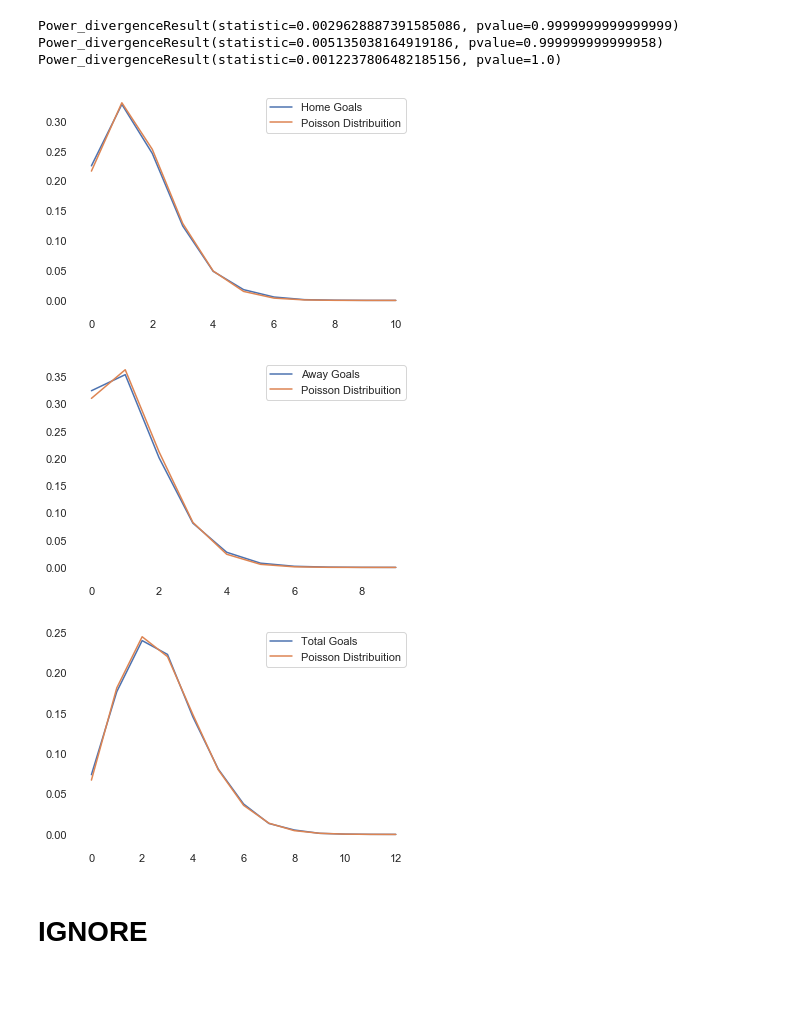
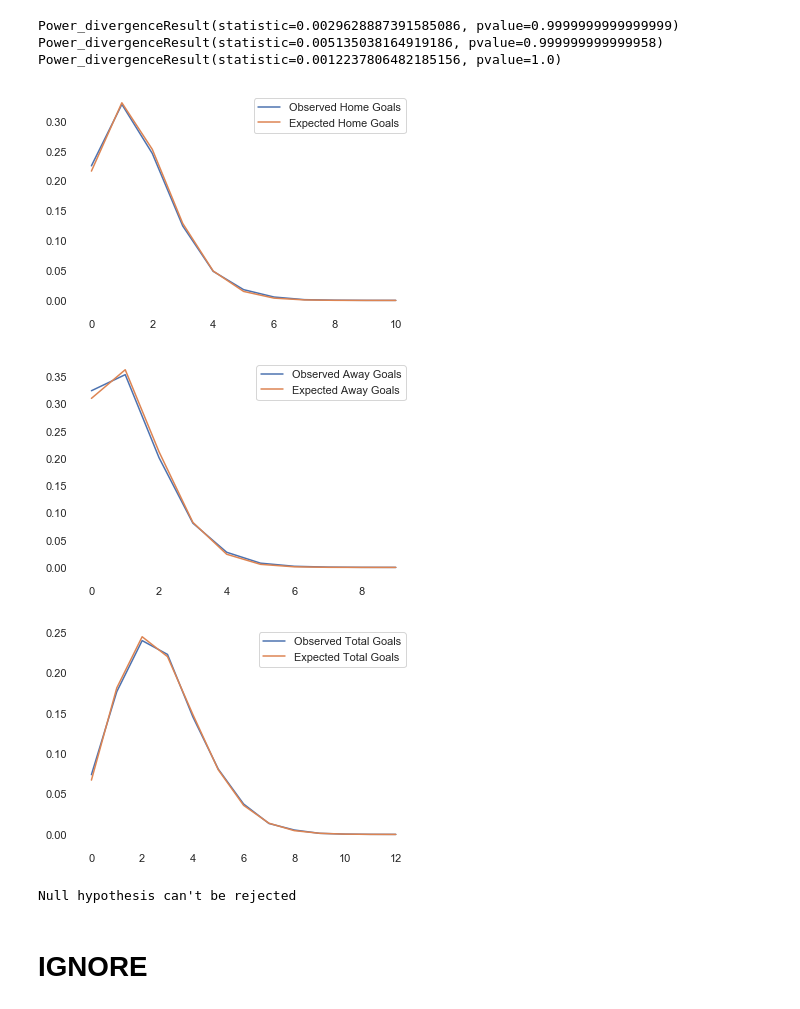
Before and after one commit to duarteharris/Project-Week-6, a Jupyter notebook: inferential_stats.ipynb, the cells around one changed output. Drawn from its saved outputs; the diff is of its cells as text; code cells hidden in the pictures.

```diff
--- a/inferential_stats.ipynb
+++ b/inferential_stats.ipynb
@@ -555,27 +555,37 @@ Power_divergenceResult(statistic=0.005135038164919186, pvalue=0.999999999999958)
 Power_divergenceResult(statistic=0.0012237806482185156, pvalue=1.0)
 # %%
 # plotting Chi2 test for the Home Goals
-plt.plot(home_goals, label = "Home Goals")
-plt.plot(home_expected, label = "Poisson Distribuition")
+plt.plot(home_goals, label = "Observed Home Goals")
+plt.plot(home_expected, label = "Expected Home Goals")
 plt.legend()
 plt.show()
 # %% [output]
-[figure, old version]
+[figure, new version]
 # %%
 # plotting Chi2 test for the Away Goals
-plt.plot(away_goals, label = "Away Goals")
-plt.plot(away_expected, label = "Poisson Distribuition")
+plt.plot(away_goals, label = "Observed Away Goals")
+plt.plot(away_expected, label = "Expected Away Goals")
 plt.legend()
 plt.show()
 # %% [output]
-[figure, old version]
+[figure, new version]
 # %%
 # plotting Chi2 test for the Total Goals
-plt.plot(t_goals, label = "Total Goals")
-plt.plot(t_expected, label = "Poisson Distribuition")
+plt.plot(t_goals, label = "Observed Total Goals")
+plt.plot(t_expected, label = "Expected Total Goals")
 plt.legend()
 plt.show()
 # %% [output]
-[figure, old version]
+[figure, new version]
+# %%
+# rechecking
+chi = sum((home_goals - home_expected) ** 2 / home_expected)
+dof = (len(home_goals) - 1)
+alpha = 0.05
+
+critical_value = chi2.ppf(q = 1 - alpha, df = dof)   # ppf: Percent Point Function
+print("Null hypothesis rejected") if critical_value < chi else print("Null hypothesis can't be rejected")
+# %% [output]
+Null hypothesis can't be rejected
 # %% [markdown]
 # IGNORE
```
